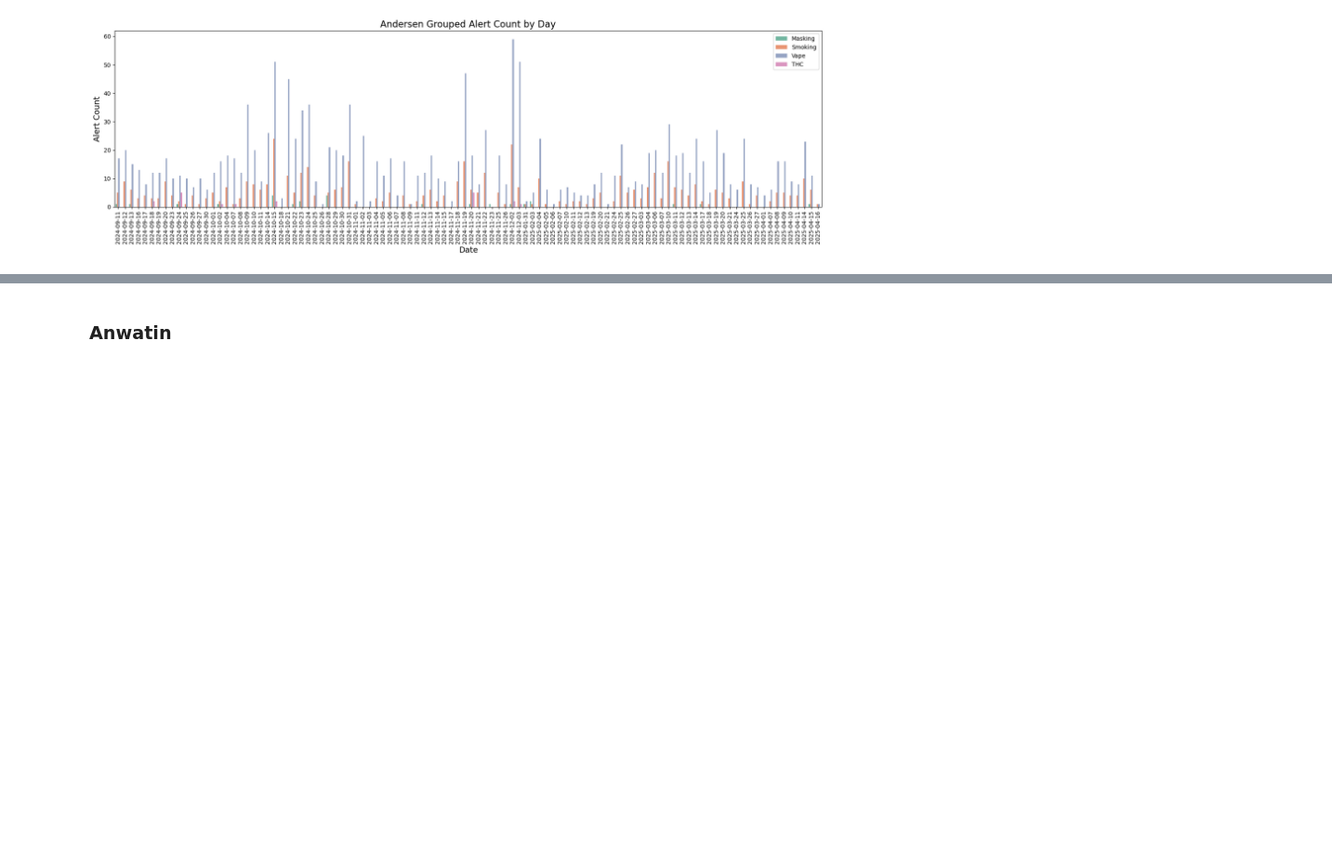
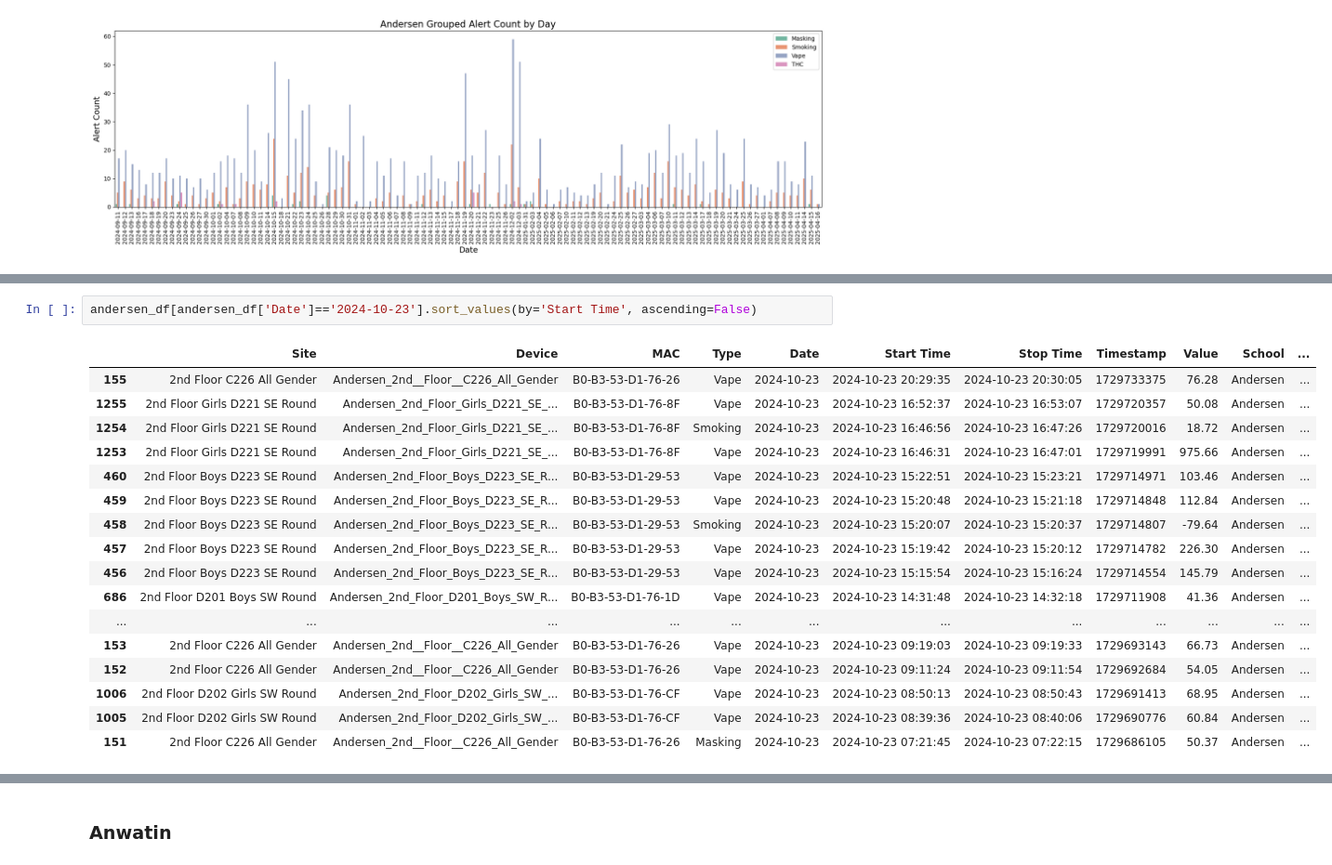
Before and after one commit to yunghsuanwu/vape-detector-minneapolis, a Jupyter notebook: haloreport_dataexploration_yhw.ipynb, the cells around one changed output, grey strips where cells are left out. Shown at 93% size. Drawn from its saved outputs; the diff is of its cells as text; blank space fills up the shorter version.

```diff
--- a/haloreport_dataexploration_yhw.ipynb
+++ b/haloreport_dataexploration_yhw.ipynb
@@ -141,0 +185,20 @@ grouped_alert_count_by_day(andersen_df, 'Type')
+# %%
+andersen_df[andersen_df['Date']=='2024-10-23'].sort_values(by='Start Time', ascending=False)
+# %% [output]
+|  | Site | Device | MAC | Type | Date | Start Time | Stop Time | Timestamp | Value | School | ... |
+| 155 | 2nd Floor C226 All Gender | Andersen_2nd__Floor__C226_All_Gender | B0-B3-53-D1-76-26 | Vape | 2024-10-23 | 2024-10-23 20:29:35 | 2024-10-23 20:30:05 | 1729733375 | 76.28 | Andersen | ... |
+| 1255 | 2nd Floor Girls D221 SE Round | Andersen_2nd_Floor_Girls_D221_SE_... | B0-B3-53-D1-76-8F | Vape | 2024-10-23 | 2024-10-23 16:52:37 | 2024-10-23 16:53:07 | 1729720357 | 50.08 | Andersen | ... |
+| 1254 | 2nd Floor Girls D221 SE Round | Andersen_2nd_Floor_Girls_D221_SE_... | B0-B3-53-D1-76-8F | Smoking | 2024-10-23 | 2024-10-23 16:46:56 | 2024-10-23 16:47:26 | 1729720016 | 18.72 | Andersen | ... |
+| 1253 | 2nd Floor Girls D221 SE Round | Andersen_2nd_Floor_Girls_D221_SE_... | B0-B3-53-D1-76-8F | Vape | 2024-10-23 | 2024-10-23 16:46:31 | 2024-10-23 16:47:01 | 1729719991 | 975.66 | Andersen | ... |
+| 460 | 2nd Floor Boys D223 SE Round | Andersen_2nd_Floor_Boys_D223_SE_R... | B0-B3-53-D1-29-53 | Vape | 2024-10-23 | 2024-10-23 15:22:51 | 2024-10-23 15:23:21 | 1729714971 | 103.46 | Andersen | ... |
+| 459 | 2nd Floor Boys D223 SE Round | Andersen_2nd_Floor_Boys_D223_SE_R... | B0-B3-53-D1-29-53 | Vape | 2024-10-23 | 2024-10-23 15:20:48 | 2024-10-23 15:21:18 | 1729714848 | 112.84 | Andersen | ... |
+| 458 | 2nd Floor Boys D223 SE Round | Andersen_2nd_Floor_Boys_D223_SE_R... | B0-B3-53-D1-29-53 | Smoking | 2024-10-23 | 2024-10-23 15:20:07 | 2024-10-23 15:20:37 | 1729714807 | -79.64 | Andersen | ... |
+| 457 | 2nd Floor Boys D223 SE Round | Andersen_2nd_Floor_Boys_D223_SE_R... | B0-B3-53-D1-29-53 | Vape | 2024-10-23 | 2024-10-23 15:19:42 | 2024-10-23 15:20:12 | 1729714782 | 226.30 | Andersen | ... |
+| 456 | 2nd Floor Boys D223 SE Round | Andersen_2nd_Floor_Boys_D223_SE_R... | B0-B3-53-D1-29-53 | Vape | 2024-10-23 | 2024-10-23 15:15:54 | 2024-10-23 15:16:24 | 1729714554 | 145.79 | Andersen | ... |
+| 686 | 2nd Floor D201 Boys SW Round | Andersen_2nd_Floor_D201_Boys_SW_R... | B0-B3-53-D1-76-1D | Vape | 2024-10-23 | 2024-10-23 14:31:48 | 2024-10-23 14:32:18 | 1729711908 | 41.36 | Andersen | ... |
+| ... | ... | ... | ... | ... | ... | ... | ... | ... | ... | ... | ... |
+| 153 | 2nd Floor C226 All Gender | Andersen_2nd__Floor__C226_All_Gender | B0-B3-53-D1-76-26 | Vape | 2024-10-23 | 2024-10-23 09:19:03 | 2024-10-23 09:19:33 | 1729693143 | 66.73 | Andersen | ... |
+| 152 | 2nd Floor C226 All Gender | Andersen_2nd__Floor__C226_All_Gender | B0-B3-53-D1-76-26 | Vape | 2024-10-23 | 2024-10-23 09:11:24 | 2024-10-23 09:11:54 | 1729692684 | 54.05 | Andersen | ... |
+| 1006 | 2nd Floor D202 Girls SW Round | Andersen_2nd_Floor_D202_Girls_SW_... | B0-B3-53-D1-76-CF | Vape | 2024-10-23 | 2024-10-23 08:50:13 | 2024-10-23 08:50:43 | 1729691413 | 68.95 | Andersen | ... |
+| 1005 | 2nd Floor D202 Girls SW Round | Andersen_2nd_Floor_D202_Girls_SW_... | B0-B3-53-D1-76-CF | Vape | 2024-10-23 | 2024-10-23 08:39:36 | 2024-10-23 08:40:06 | 1729690776 | 60.84 | Andersen | ... |
+| 151 | 2nd Floor C226 All Gender | Andersen_2nd__Floor__C226_All_Gender | B0-B3-53-D1-76-26 | Masking | 2024-10-23 | 2024-10-23 07:21:45 | 2024-10-23 07:22:15 | 1729686105 | 50.37 | Andersen | ... |
```
Also changed, not shown: parts of 14 cells of this notebook, 1 other file.
